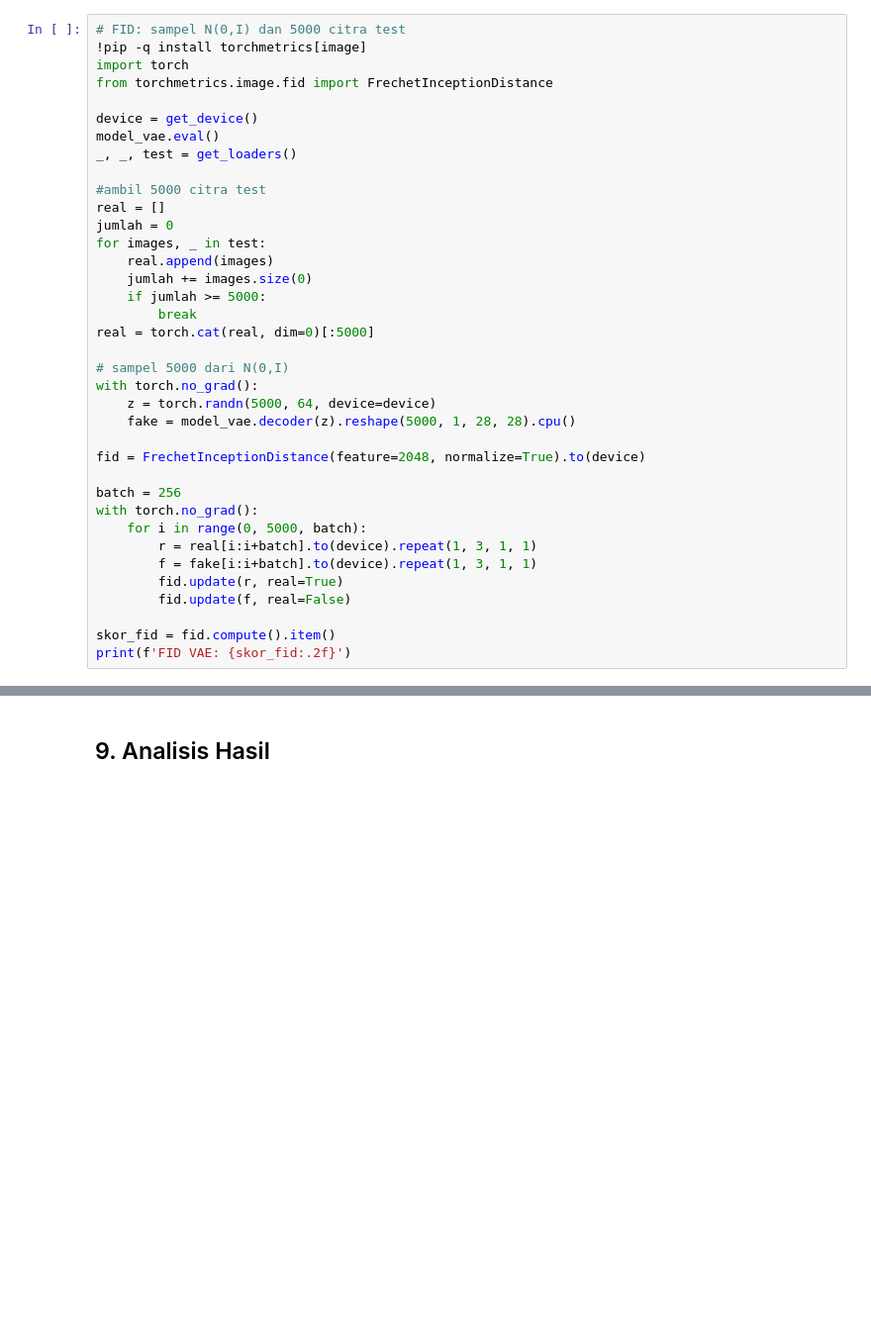
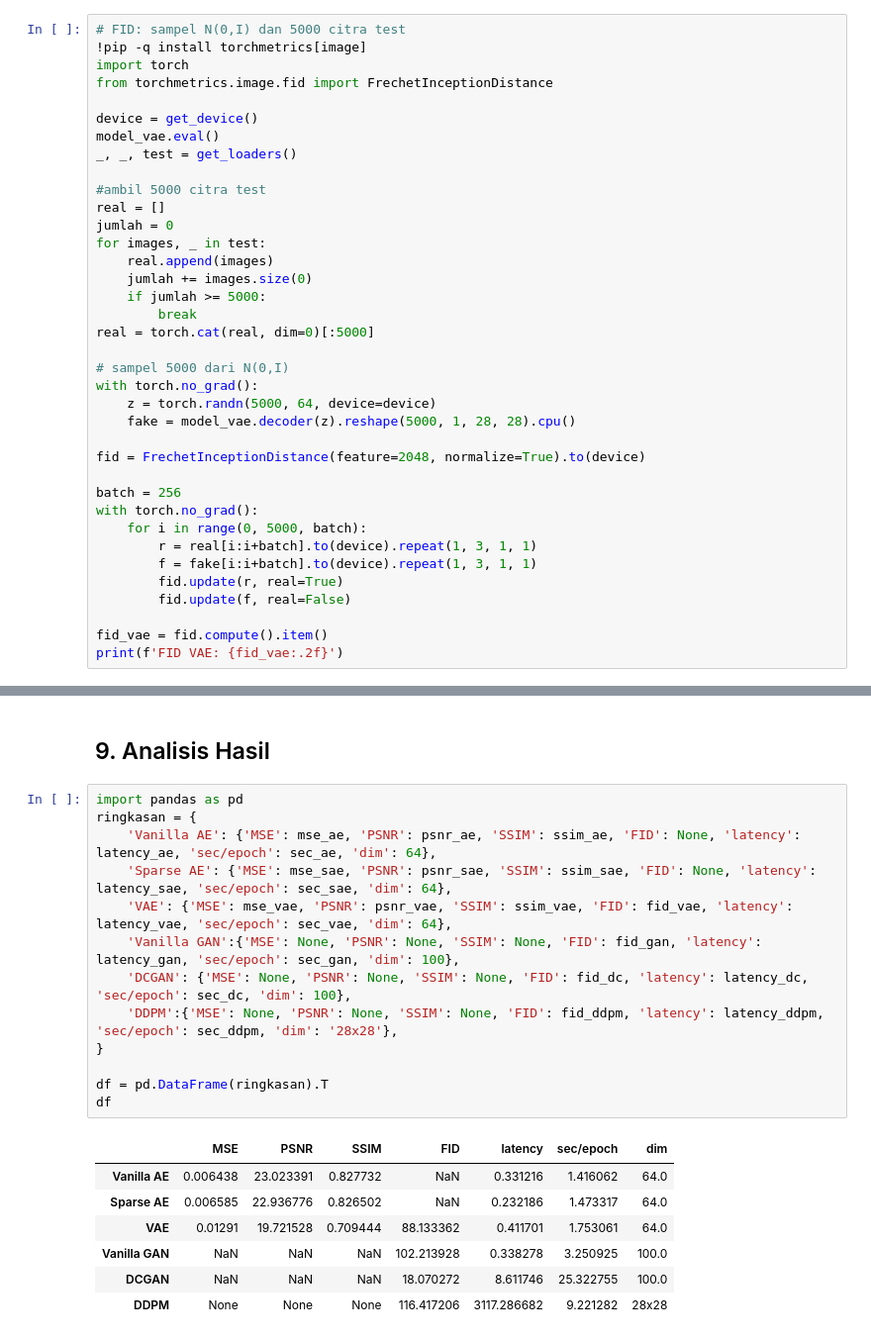
Before and after one commit to KenNicholas/komparatif-genai, a Jupyter notebook: komparatif_genai.ipynb, the cells around one changed output, grey strips where cells are left out. Shown at 99% size. Saved outputs shown, nothing was run; the diff lists cells and outputs as text; blank space fills up the shorter version.

```diff
--- a/komparatif_genai.ipynb
+++ b/komparatif_genai.ipynb
@@ -927,8 +927,8 @@ with torch.no_grad():
         fid.update(r, real=True)
         fid.update(f, real=False)
 
-skor_fid = fid.compute().item()
-print(f'FID VAE: {skor_fid:.2f}')
+fid_vae = fid.compute().item()
+print(f'FID VAE: {fid_vae:.2f}')
 # %% [output]
 Downloading: "https://github.com/toshas/torch-fidelity/releases/download/v0.2.0/weights-inception-2015-12-05-6726825d.pth" to /root/.cache/torch/hub/checkpoints/weights-inception-2015-12-05-6726825d.p ...
 FID VAE: 88.13
@@ -2397,3 +2397,24 @@ def train_ddpm(epochs=40, lr=2e-4, batch_size=128, seed=42, T=1000):
 Writing src/ddpm.py
 # %% [markdown]
 ## 9. Analisis Hasil
+# %%
+import pandas as pd
+ringkasan = {
+    'Vanilla AE': {'MSE': mse_ae, 'PSNR': psnr_ae, 'SSIM': ssim_ae, 'FID': None, 'latency': latency_ae, 'sec/epoch': sec_ae, 'dim': 64},
+    'Sparse AE': {'MSE': mse_sae, 'PSNR': psnr_sae, 'SSIM': ssim_sae, 'FID': None, 'latency': latency_sae, 'sec/epoch': sec_sae, 'dim': 64},
+    'VAE': {'MSE': mse_vae, 'PSNR': psnr_vae, 'SSIM': ssim_vae, 'FID': fid_vae, 'latency': latency_vae, 'sec/epoch': sec_vae, 'dim': 64},
+    'Vanilla GAN':{'MSE': None, 'PSNR': None, 'SSIM': None, 'FID': fid_gan, 'latency': latency_gan, 'sec/epoch': sec_gan, 'dim': 100},
+    'DCGAN': {'MSE': None, 'PSNR': None, 'SSIM': None, 'FID': fid_dc, 'latency': latency_dc, 'sec/epoch': sec_dc, 'dim': 100},
+    'DDPM':{'MSE': None, 'PSNR': None, 'SSIM': None, 'FID': fid_ddpm, 'latency': latency_ddpm, 'sec/epoch': sec_ddpm, 'dim': '28x28'},
+}
+
+df = pd.DataFrame(ringkasan).T
+df
+# %% [output]
+|  | MSE | PSNR | SSIM | FID | latency | sec/epoch | dim |
+| Vanilla AE | 0.006438 | 23.023391 | 0.827732 | NaN | 0.331216 | 1.416062 | 64.0 |
+| Sparse AE | 0.006585 | 22.936776 | 0.826502 | NaN | 0.232186 | 1.473317 | 64.0 |
+| VAE | 0.01291 | 19.721528 | 0.709444 | 88.133362 | 0.411701 | 1.753061 | 64.0 |
+| Vanilla GAN | NaN | NaN | NaN | 102.213928 | 0.338278 | 3.250925 | 100.0 |
+| DCGAN | NaN | NaN | NaN | 18.070272 | 8.611746 | 25.322755 | 100.0 |
+| DDPM | None | None | None | 116.417206 | 3117.286682 | 9.221282 | 28x28 |
```
Also changed, not shown: parts of 26 cells of this notebook.
